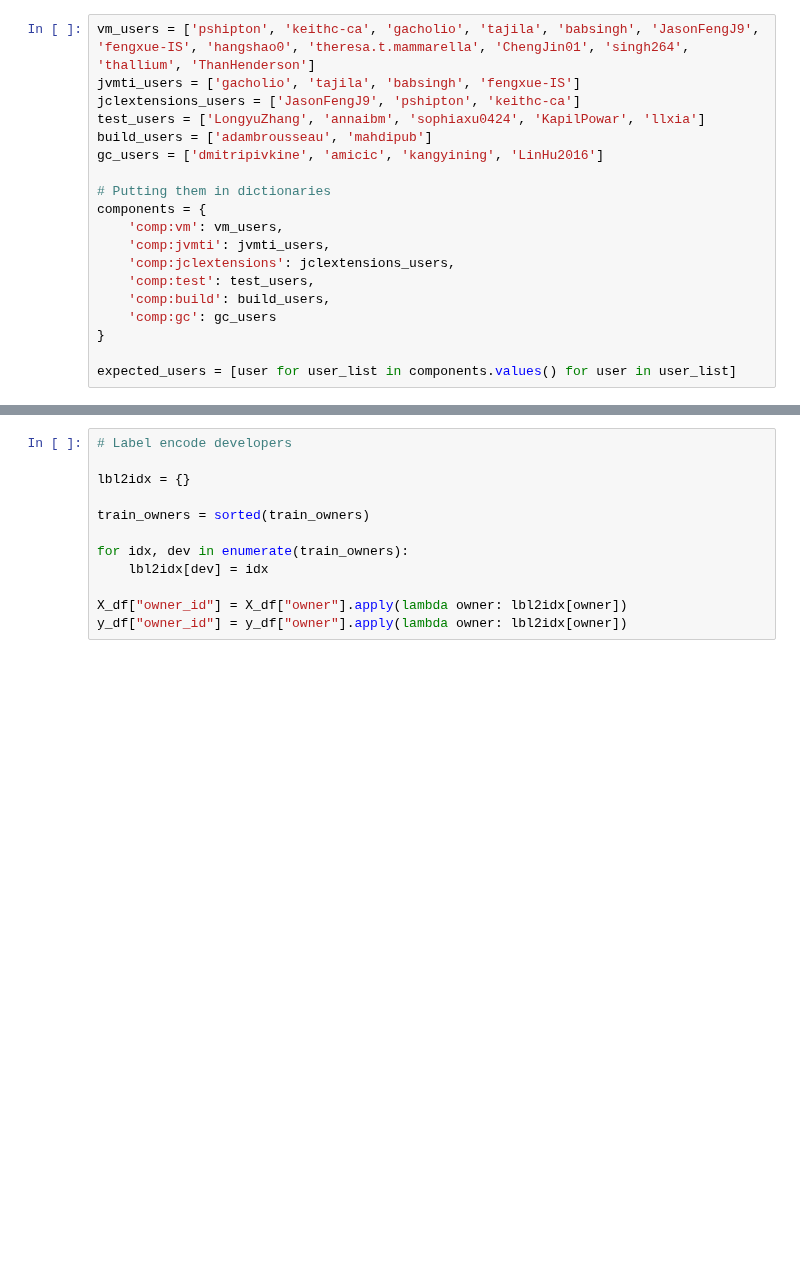
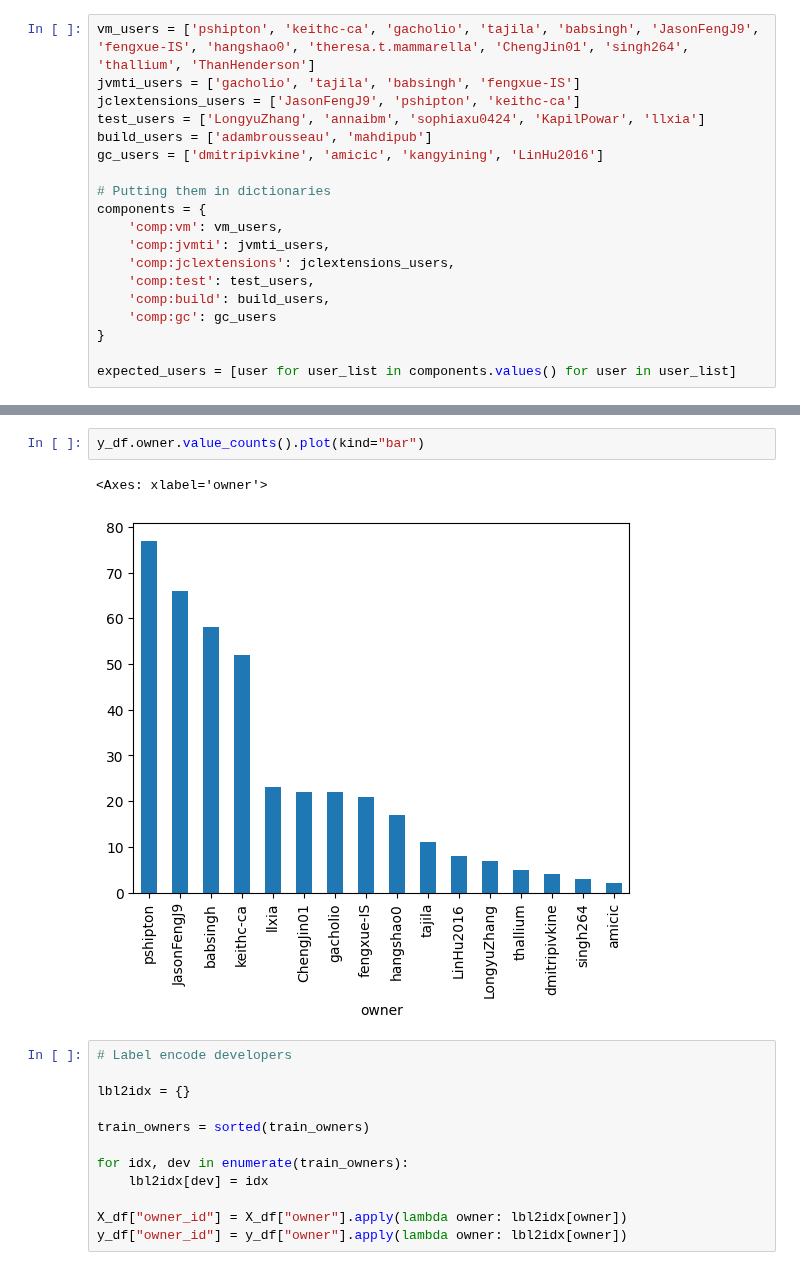
Before and after one commit to afifaniks/triagerX, a Jupyter notebook: notebook/openj9/deberta_training.ipynb, the cells around one changed output, grey strips where cells are left out. Drawn from its saved outputs; the diff is of its cells as text; blank space fills up the shorter version.

```diff
--- a/notebook/openj9/deberta_training.ipynb
+++ b/notebook/openj9/deberta_training.ipynb
@@ -171,3 +172,8 @@ X_df.owner.value_counts().plot(kind="bar")
+# %%
+y_df.owner.value_counts().plot(kind="bar")
+# %% [output]
+<Axes: xlabel='owner'>
+[figure, added]
 # %%
 # Label encode developers
 
```
Also changed, not shown: parts of 36 cells of this notebook.
